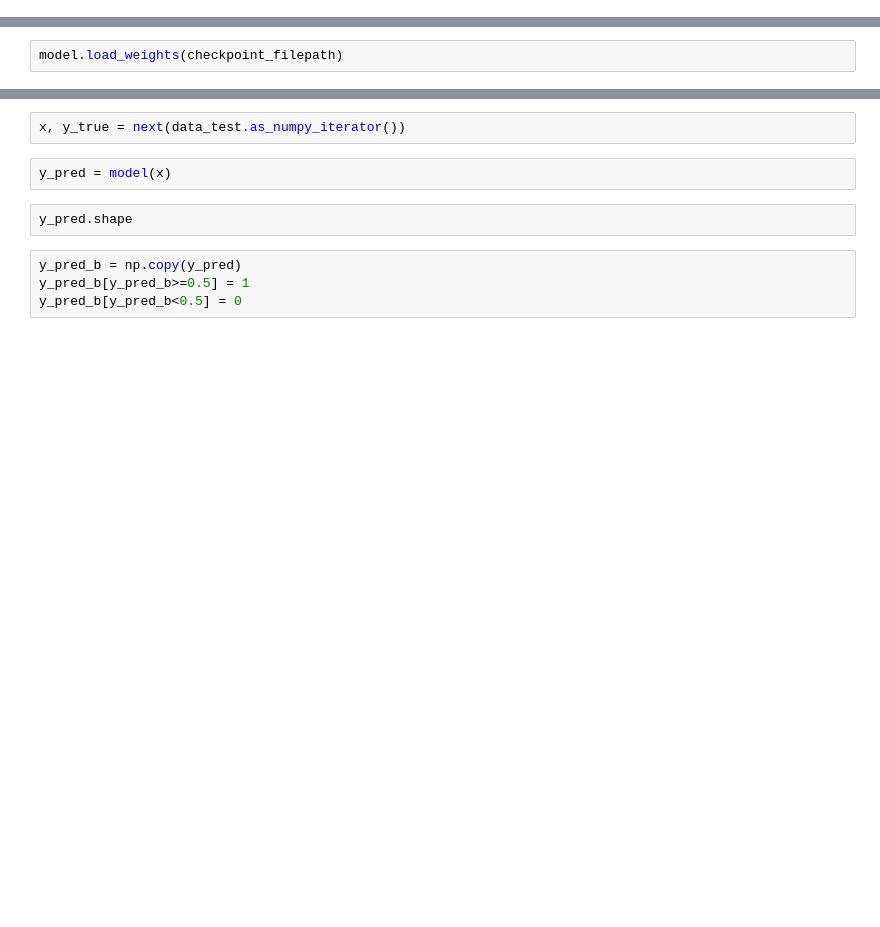
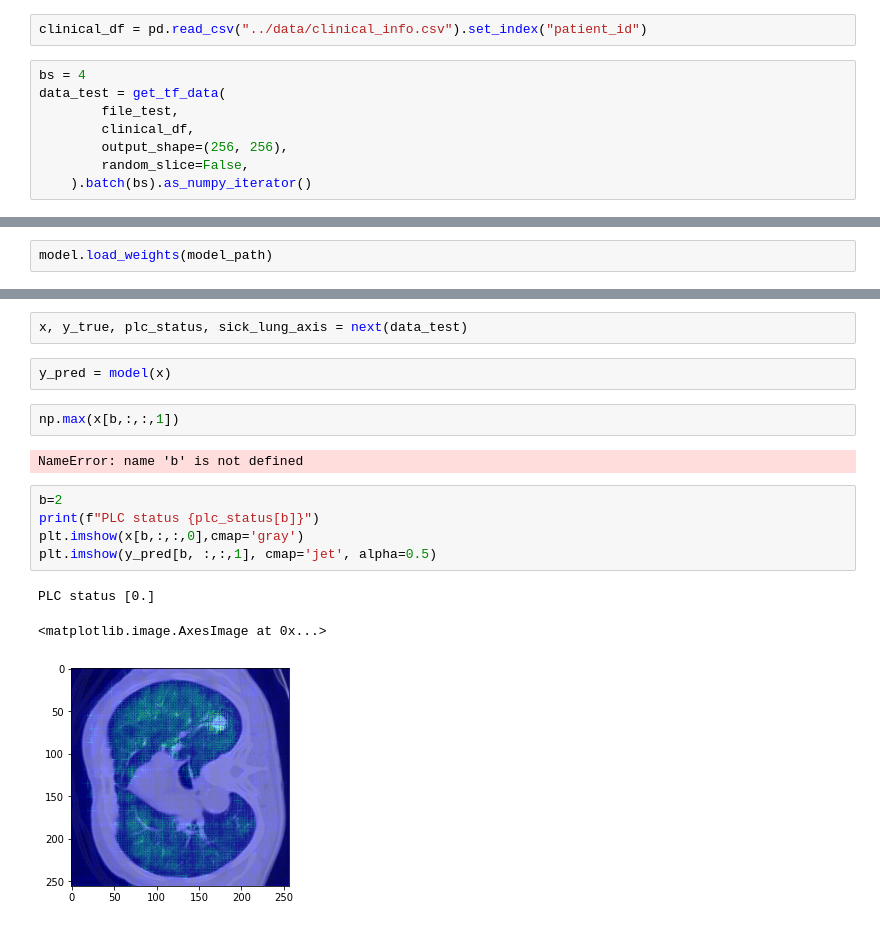
Before and after one commit to voreille/plc_seg, a Jupyter notebook: notebooks/check_model.ipynb, the cells around one changed output, grey strips where cells are left out. Saved outputs shown, nothing was run; the diff lists cells and outputs as text; blank space fills up the shorter version.

```diff
--- a/notebooks/check_model.ipynb
+++ b/notebooks/check_model.ipynb
@@ -22,3 +24,13 @@ file_test = h5py.File("/home/val/python_wkspce/plc_seg/data/processed/2d/test.hd
+# %%
+clinical_df = pd.read_csv("../data/clinical_info.csv").set_index("patient_id")
+# %%
+bs = 4
+data_test = get_tf_data(
+        file_test,
+        clinical_df,
+        output_shape=(256, 256),
+        random_slice=False,
+    ).batch(bs).as_numpy_iterator()
 # %%
 model_ = unet_model(3, input_shape=image_size + (3, ))
 optimizer = tf.keras.optimizers.Adam(learning_rate=1e-3)
@@ -34,2 +46,2 @@ NameError: name 'image_size' is not defined
 # %%
-model.load_weights(checkpoint_filepath)
+model.load_weights(model_path)
@@ -44,13 +56,20 @@ data_test = get_tf_data(
         random_slice=False,
     ).batch(bs)
 # %%
-x, y_true = next(data_test.as_numpy_iterator())
+x, y_true, plc_status, sick_lung_axis = next(data_test)
 # %%
 y_pred = model(x)
-# %%
-y_pred.shape
-# %%
-y_pred_b = np.copy(y_pred)
-y_pred_b[y_pred_b>=0.5] = 1
-y_pred_b[y_pred_b<0.5] = 0
+# %%
+np.max(x[b,:,:,1])
+# %% [output]
+NameError: name 'b' is not defined
+# %%
+b=2
+print(f"PLC status {plc_status[b]}")
+plt.imshow(x[b,:,:,0],cmap='gray')
+plt.imshow(y_pred[b, :,:,1], cmap='jet', alpha=0.5)
+# %% [output]
+PLC status [0.]
+<matplotlib.image.AxesImage at 0x...>
+[figure, added]
 # %%
```
Also changed, not shown: parts of 15 cells of this notebook, 11 other files.
